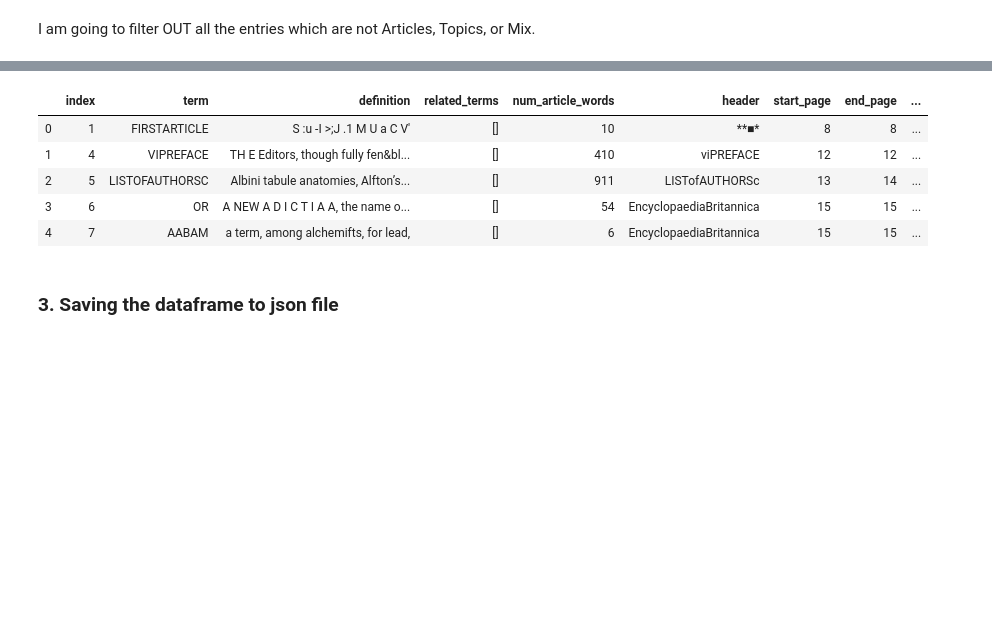
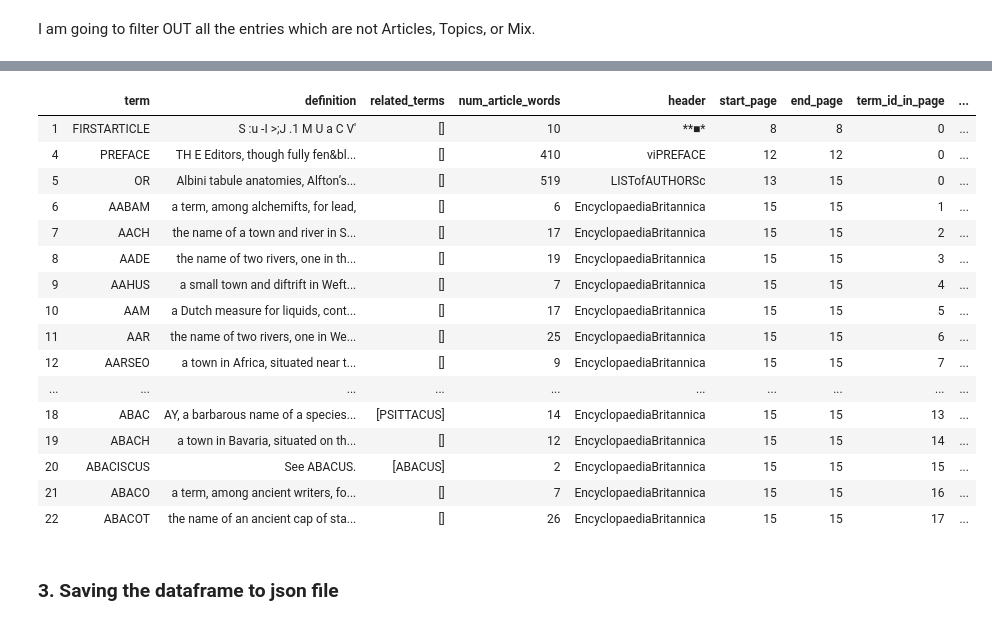
Before and after one commit to francesNLP/frances, a Jupyter notebook: NLS_EB/Merging_EB_Terms.ipynb, the cells around one changed output, grey strips where cells are left out. Cells and saved outputs as stored; diff of their text form; code cells hidden in the pictures; blank space fills up the shorter version.

```diff
--- a/NLS_EB/Merging_EB_Terms.ipynb
+++ b/NLS_EB/Merging_EB_Terms.ipynb
@@ -278,0 +539,2 @@ merged_topics
+# %%
+topics_refined, merged_topics, freq_topics_terms =merge_topics(articles_refined)
@@ -278,0 +551,2 @@ merged_topics
+# %%
+final_refine, provenance_removal,merged_topics_refine =merge_topics_refine(topics_refined)
@@ -308,4 +592,4 @@ Once, we have the terms properly merged, we are going to create a dataframe, whi
 # %% [markdown]
 I am going to filter OUT all the entries which are not Articles, Topics, or Mix.
 # %%
-df=create_dataframe(query_results_updated)
+df=create_dataframe(final_refine)
@@ -312,15 +612,26 @@ df=create_dataframe(query_results_updated)
 # %%
 includeKeywords=["Article", "Topic", "Mix"]
-df=df[df["type_article"].str.contains('|'.join(includeKeywords)).any(level=0)].reset_index()
+df=df[df["type_article"].str.contains('|'.join(includeKeywords))]
 # %%
-df.head()
+df.head(n=20)
 # %% [output]
-|  | index | term | definition | related_terms | num_article_words | header | start_page | end_page | ... |
-| 0 | 1 | FIRSTARTICLE | S :u -I >;J .1 M U a C V' | [] | 10 | **■* | 8 | 8 | ... |
-| 1 | 4 | VIPREFACE | TH E Editors, though fully fen&bl... | [] | 410 | viPREFACE | 12 | 12 | ... |
-| 2 | 5 | LISTOFAUTHORSC | Albini tabule anatomies, Alfton’s... | [] | 911 | LISTofAUTHORSc | 13 | 14 | ... |
-| 3 | 6 | OR | A NEW A D I C T I A A, the name o... | [] | 54 | EncyclopaediaBritannica | 15 | 15 | ... |
-| 4 | 7 | AABAM | a term, among alchemifts, for lead, | [] | 6 | EncyclopaediaBritannica | 15 | 15 | ... |
+|  | term | definition | related_terms | num_article_words | header | start_page | end_page | term_id_in_page | ... |
+| 1 | FIRSTARTICLE | S :u -I >;J .1 M U a C V' | [] | 10 | **■* | 8 | 8 | 0 | ... |
+| 4 | PREFACE | TH E Editors, though fully fen&bl... | [] | 410 | viPREFACE | 12 | 12 | 0 | ... |
+| 5 | OR | Albini tabule anatomies, Alfton’s... | [] | 519 | LISTofAUTHORSc | 13 | 15 | 0 | ... |
+| 6 | AABAM | a term, among alchemifts, for lead, | [] | 6 | EncyclopaediaBritannica | 15 | 15 | 1 | ... |
+| 7 | AACH | the name of a town and river in S... | [] | 17 | EncyclopaediaBritannica | 15 | 15 | 2 | ... |
+| 8 | AADE | the name of two rivers, one in th... | [] | 19 | EncyclopaediaBritannica | 15 | 15 | 3 | ... |
+| 9 | AAHUS | a small town and diftrift in Weft... | [] | 7 | EncyclopaediaBritannica | 15 | 15 | 4 | ... |
+| 10 | AAM | a Dutch measure for liquids, cont... | [] | 17 | EncyclopaediaBritannica | 15 | 15 | 5 | ... |
+| 11 | AAR | the name of two rivers, one in We... | [] | 25 | EncyclopaediaBritannica | 15 | 15 | 6 | ... |
+| 12 | AARSEO | a town in Africa, situated near t... | [] | 9 | EncyclopaediaBritannica | 15 | 15 | 7 | ... |
+| ... | ... | ... | ... | ... | ... | ... | ... | ... | ... |
+| 18 | ABAC | AY, a barbarous name of a species... | [PSITTACUS] | 14 | EncyclopaediaBritannica | 15 | 15 | 13 | ... |
+| 19 | ABACH | a town in Bavaria, situated on th... | [] | 12 | EncyclopaediaBritannica | 15 | 15 | 14 | ... |
+| 20 | ABACISCUS | See ABACUS. | [ABACUS] | 2 | EncyclopaediaBritannica | 15 | 15 | 15 | ... |
+| 21 | ABACO | a term, among ancient writers, fo... | [] | 7 | EncyclopaediaBritannica | 15 | 15 | 16 | ... |
+| 22 | ABACOT | the name of an ancient cap of sta... | [] | 26 | EncyclopaediaBritannica | 15 | 15 | 17 | ... |
 # %% [markdown]
 ### 3. Saving the dataframe to json file
 # %%
```
Also changed, not shown: parts of 36 cells of this notebook, 3 other files.
